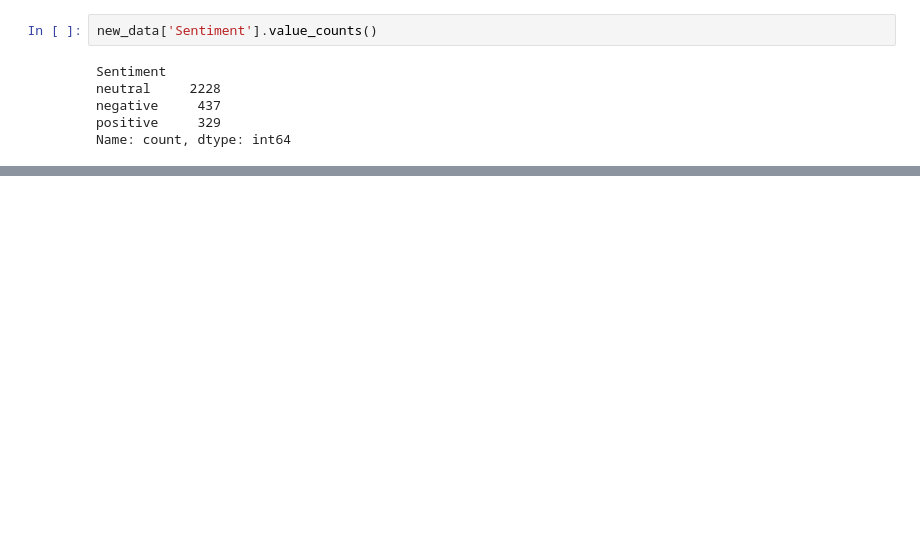
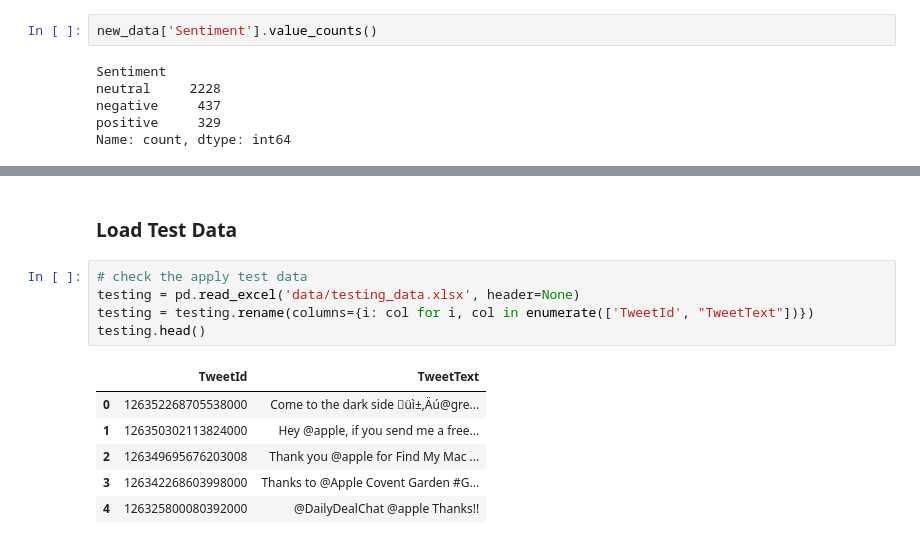
Before and after one commit to RanArino/Course_Projects, a Jupyter notebook: BDA600_SocialMediaAnalytics/WS03_SentimentAnalysis.ipynb, the cells around one changed output, grey strips where cells are left out. Cells and saved outputs as stored; diff of their text form; blank space fills up the shorter version.

```diff
--- a/BDA600_SocialMediaAnalytics/WS03_SentimentAnalysis.ipynb
+++ b/BDA600_SocialMediaAnalytics/WS03_SentimentAnalysis.ipynb
@@ -249,0 +443,14 @@ start fold 5
+# %% [markdown]
+### Load Test Data
+# %%
+# check the apply test data
+testing = pd.read_excel('data/testing_data.xlsx', header=None)
+testing = testing.rename(columns={i: col for i, col in enumerate(['TweetId', "TweetText"])})
+testing.head()
+# %% [output]
+|  | TweetId | TweetText |
+| 0 | 126352268705538000 | Come to the dark side üì±‚Äú@gre... |
+| 1 | 126350302113824000 | Hey @apple, if you send me a free... |
+| 2 | 126349695676203008 | Thank you @apple for Find My Mac ... |
+| 3 | 126342268603998000 | Thanks to @Apple Covent Garden #G... |
+| 4 | 126325800080392000 | @DailyDealChat @apple Thanks!! |
```
Also changed, not shown: parts of 14 cells of this notebook.
